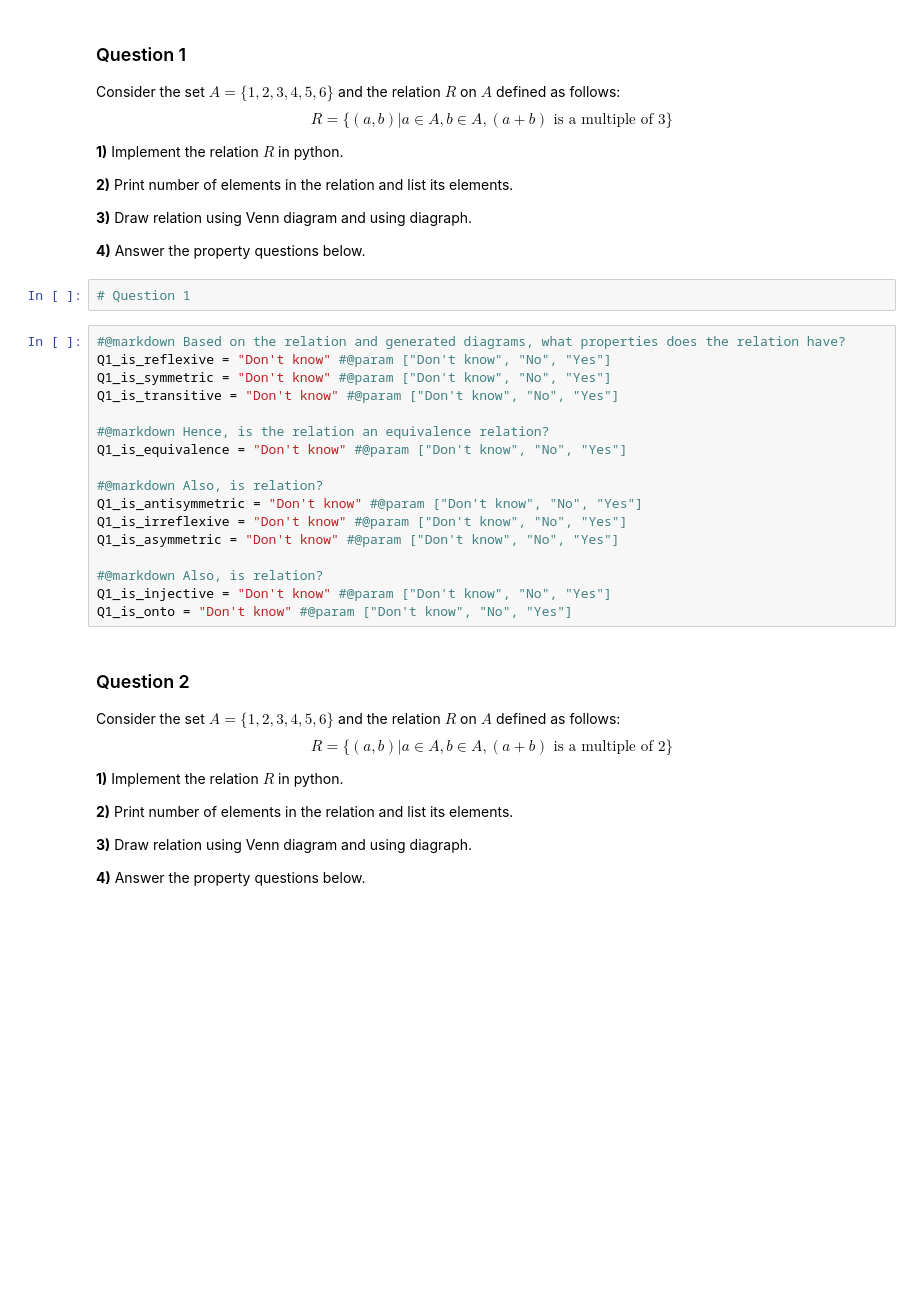
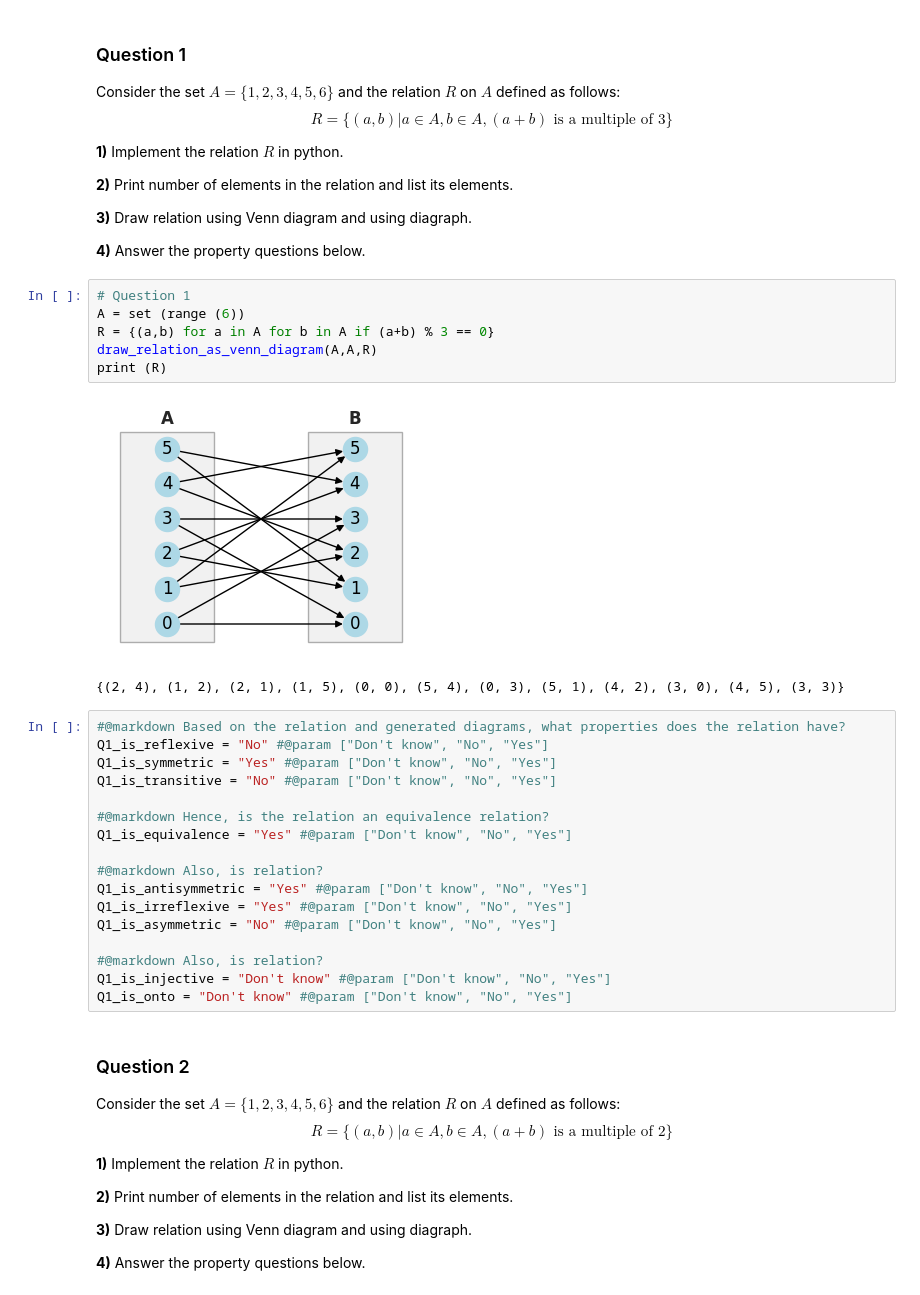
Before and after one commit to kevindobbyn1978/Kevin-Dobbyn, a Jupyter notebook: topics/04-Relations_and_Functions/22-Practical_07_-_Relation_Properties/files/Practical_07_-_Relation_Properties.ipynb, the cells around one changed output. Cells and saved outputs as stored; diff of their text form; blank space fills up the shorter version.

```diff
--- a/topics/04-Relations_and_Functions/22-Practical_07_-_Relation_Properties/files/Practical_07_-_Relation_Properties.ipynb
+++ b/topics/04-Relations_and_Functions/22-Practical_07_-_Relation_Properties/files/Practical_07_-_Relation_Properties.ipynb
@@ -57,21 +66,28 @@ $$R = \{(a,b)| a \in A, b\in A, (a+b) \text{ is a multiple of 3}\}$$
 **3)** Draw relation using Venn diagram and using diagraph.
 
 **4)** Answer the property questions below.
-# %%
-# Question 1
+# %%
+# Question 1
+A = set (range (6))
+R = {(a,b) for a in A for b in A if (a+b) % 3 == 0}
+draw_relation_as_venn_diagram(A,A,R)
+print (R)
+# %% [output]
+[figure, added]
+{(2, 4), (1, 2), (2, 1), (1, 5), (0, 0), (5, 4), (0, 3), (5, 1), (4, 2), (3, 0), (4, 5), (3, 3)}
 # %%
 #@markdown Based on the relation and generated diagrams, what properties does the relation have?
-Q1_is_reflexive = "Don't know" #@param ["Don't know", "No", "Yes"]
-Q1_is_symmetric = "Don't know" #@param ["Don't know", "No", "Yes"]
-Q1_is_transitive = "Don't know" #@param ["Don't know", "No", "Yes"]
+Q1_is_reflexive = "No" #@param ["Don't know", "No", "Yes"]
+Q1_is_symmetric = "Yes" #@param ["Don't know", "No", "Yes"]
+Q1_is_transitive = "No" #@param ["Don't know", "No", "Yes"]
 
 #@markdown Hence, is the relation an equivalence relation?
-Q1_is_equivalence = "Don't know" #@param ["Don't know", "No", "Yes"]
+Q1_is_equivalence = "Yes" #@param ["Don't know", "No", "Yes"]
 
 #@markdown Also, is relation?
-Q1_is_antisymmetric = "Don't know" #@param ["Don't know", "No", "Yes"]
-Q1_is_irreflexive = "Don't know" #@param ["Don't know", "No", "Yes"]
-Q1_is_asymmetric = "Don't know" #@param ["Don't know", "No", "Yes"]
+Q1_is_antisymmetric = "Yes" #@param ["Don't know", "No", "Yes"]
+Q1_is_irreflexive = "Yes" #@param ["Don't know", "No", "Yes"]
+Q1_is_asymmetric = "No" #@param ["Don't know", "No", "Yes"]
 
 #@markdown Also, is relation?
 Q1_is_injective = "Don't know" #@param ["Don't know", "No", "Yes"]
```
Also changed, not shown: parts of 6 cells of this notebook.
